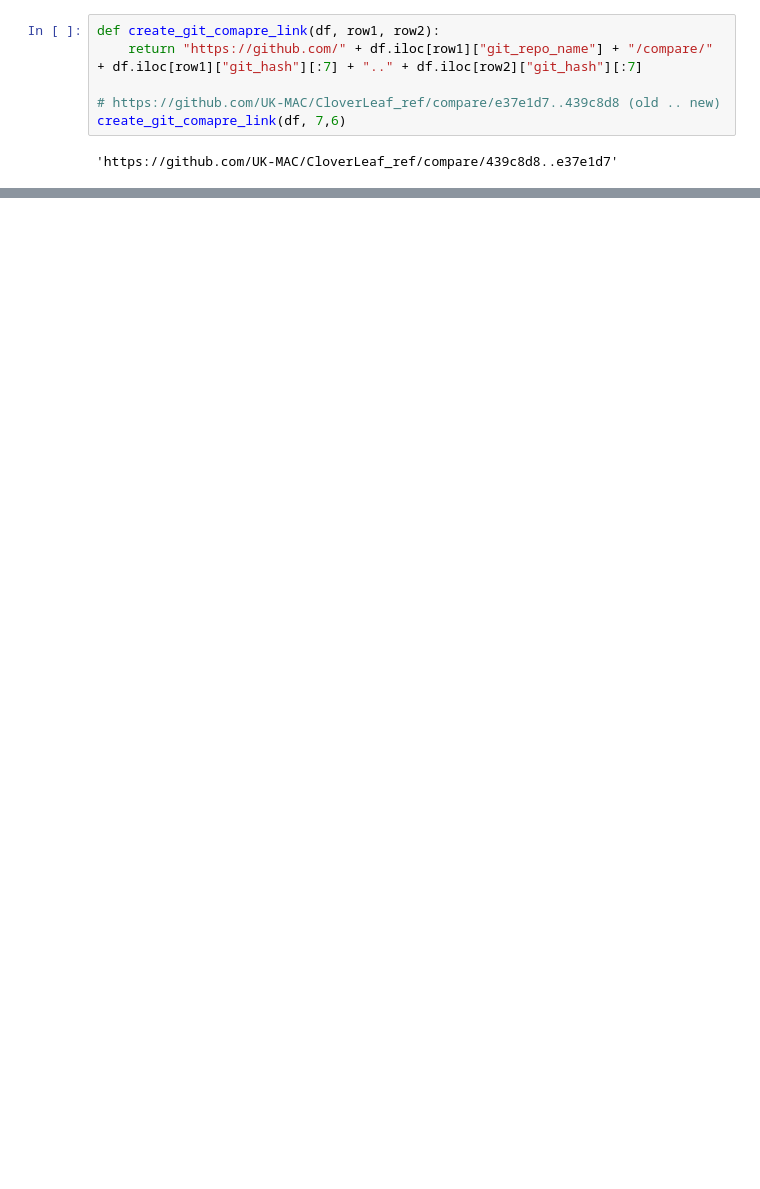
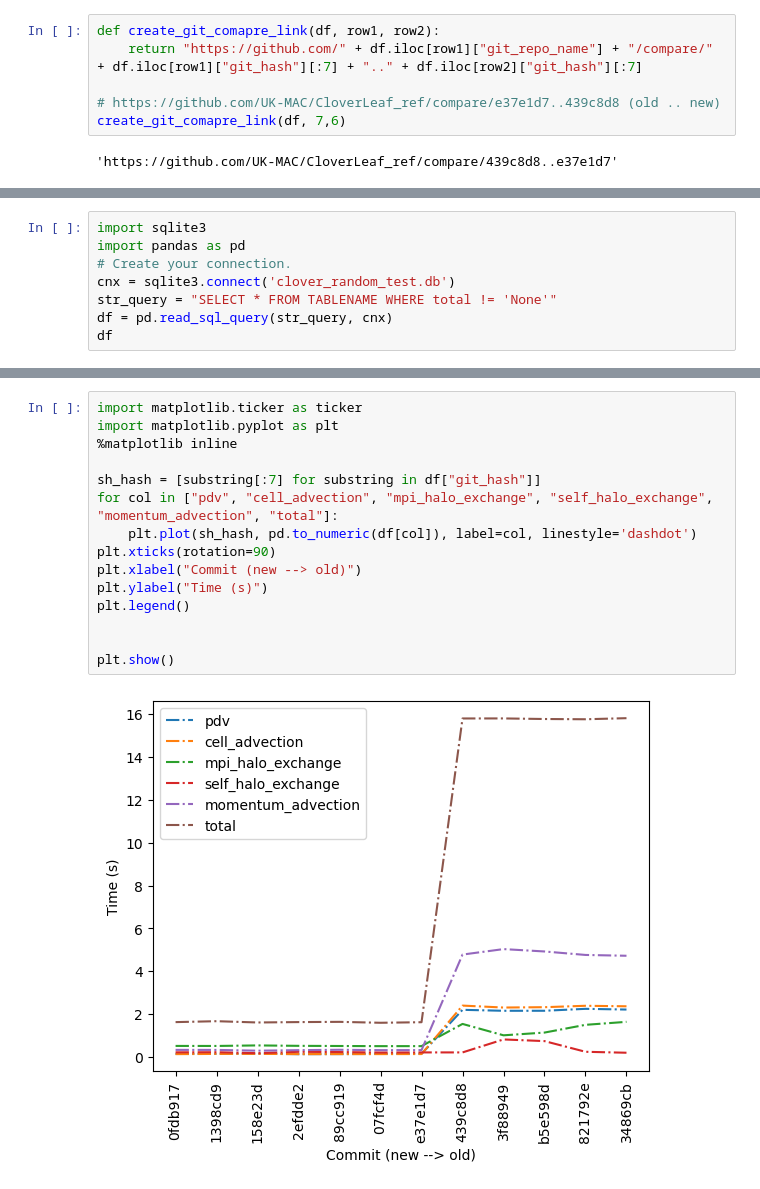
Before and after one commit to lanl/dsi, a Jupyter notebook: examples/cloverleaf/perf_hist_chart.ipynb, the cells around one changed output, grey strips where cells are left out. Cells and saved outputs as stored; diff of their text form; blank space fills up the shorter version.

```diff
--- a/examples/cloverleaf/perf_hist_chart.ipynb
+++ b/examples/cloverleaf/perf_hist_chart.ipynb
@@ -54,0 +70,8 @@ create_git_comapre_link(df, 7,6)
+# %%
+import sqlite3
+import pandas as pd
+# Create your connection.
+cnx = sqlite3.connect('clover_random_test.db')
+str_query = "SELECT * FROM TABLENAME WHERE total != 'None'"
+df = pd.read_sql_query(str_query, cnx)
+df
@@ -54,0 +93,17 @@ create_git_comapre_link(df, 7,6)
+# %%
+import matplotlib.ticker as ticker
+import matplotlib.pyplot as plt
+%matplotlib inline
+
+sh_hash = [substring[:7] for substring in df["git_hash"]]
+for col in ["pdv", "cell_advection", "mpi_halo_exchange", "self_halo_exchange", "momentum_advection", "total"]:
+    plt.plot(sh_hash, pd.to_numeric(df[col]), label=col, linestyle='dashdot')
+plt.xticks(rotation=90)
+plt.xlabel("Commit (new --> old)")
+plt.ylabel("Time (s)")
+plt.legend()
+
+
+plt.show()
+# %% [output]
+[figure, added]
```
Also changed, not shown: parts of 6 cells of this notebook, 2 other files.
